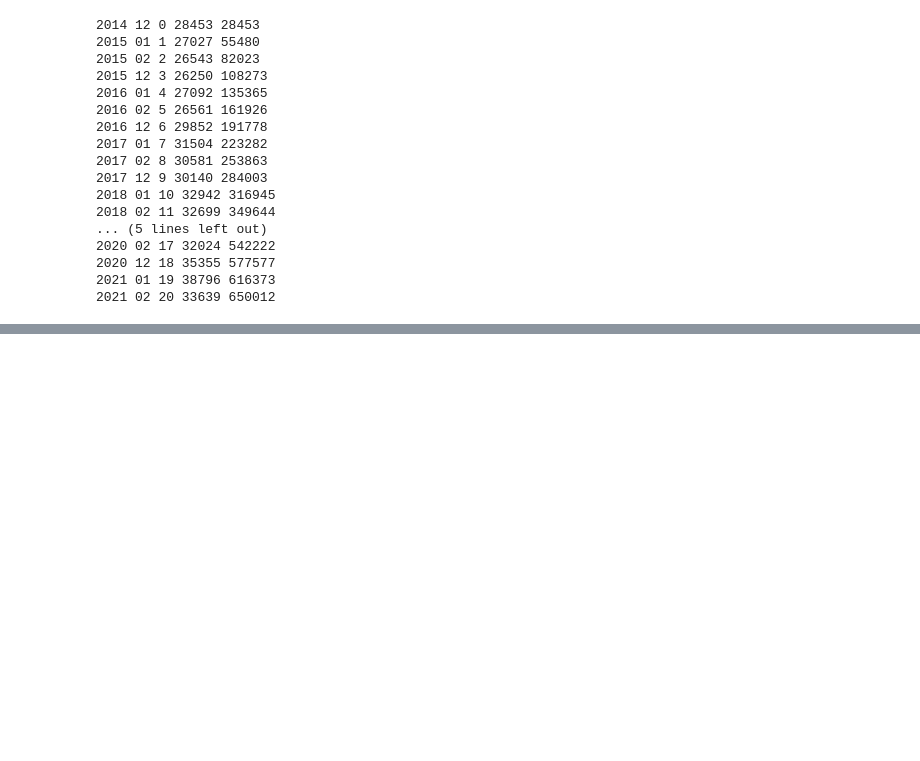
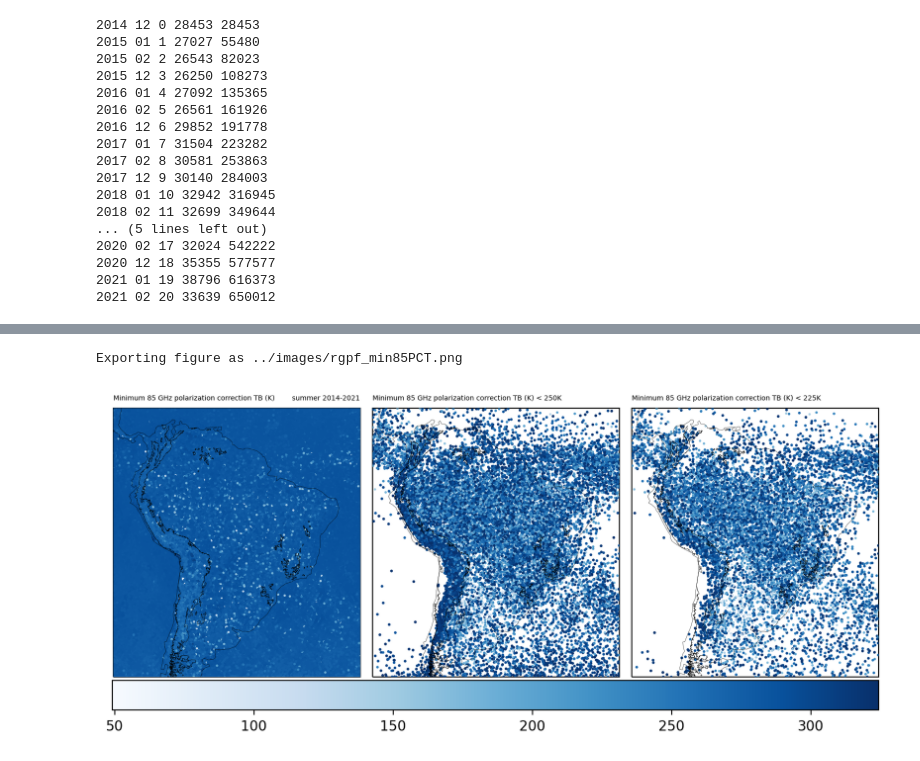
Before and after one commit to mhacarthur/PF_processing, a Jupyter notebook: jupyter/sesonal_accumulated.ipynb, the cells around one changed output, grey strips where cells are left out. Cells and saved outputs as stored; diff of their text form; code cells hidden in the pictures; blank space fills up the shorter version.

```diff
--- a/jupyter/sesonal_accumulated.ipynb
+++ b/jupyter/sesonal_accumulated.ipynb
@@ -134,0 +145,48 @@ Exporting figure as ../images/rgpf_maxht40.png
+# %%
+temp_1 = 250
+temp_2 = 225
+
+proj = ccrs.PlateCarree()
+cmap = plt.cm.Spectral_r
+cmap = plt.cm.Blues
+
+ticks = np.arange(0,18,3)
+
+fig = plt.figure(figsize=(10,6),dpi=200)
+gs = gridspec.GridSpec(1,3)
+
+ax1 = plt.subplot(gs[0, 0], projection = proj)
+ax1.coastlines(linestyle='-',linewidth=0.2,color='black',zorder=4)
+ax1.add_geometries(andes,proj,edgecolor='k',facecolor='None',linestyle='-',linewidth=0.2,zorder=5)
+ax1.set_extent([-85,-30,-45,15],crs=proj)
+a1 = ax1.scatter(data['lon'],data['lat'],c=data['MIN85PCT'],cmap=cmap,s=data['MIN85PCT']/np.max(data['MIN85PCT']),zorder=3)
+ax1.set_title('Minimum 85 GHz polarization correction TB (K)',fontsize=5,loc='left')
+ax1.set_title('summer 2014-2021',fontsize=5,loc='right')
+
+ax1 = plt.subplot(gs[0, 1], projection = proj)
+ax1.coastlines(linestyle='-',linewidth=0.2,color='black',zorder=4)
+ax1.add_geometries(andes,proj,edgecolor='k',facecolor='None',linestyle='-',linewidth=0.2,zorder=5)
+ax1.set_extent([-85,-30,-45,15],crs=proj)
+ax1.scatter(data['lon'][data['MIN85PCT']<temp_1],data['lat'][data['MIN85PCT']<temp_1],c=data['MIN85PCT'][data['MIN85PCT']<temp_1],
+                cmap=cmap,s=data['MIN85PCT'][data['MIN85PCT']<temp_1]/temp_1,zorder=3)
+ax1.set_title('Minimum 85 GHz polarization correction TB (K) < '+str(temp_1)+'K',fontsize=5,loc='left')
+
+ax1 = plt.subplot(gs[0, 2], projection = proj)
+ax1.coastlines(linestyle='-',linewidth=0.2,color='black',zorder=4)
+ax1.add_geometries(andes,proj,edgecolor='k',facecolor='None',linestyle='-',linewidth=0.2,zorder=5)
+ax1.set_extent([-85,-30,-45,15],crs=proj)
+ax1.scatter(data['lon'][data['MIN85PCT']<temp_2],data['lat'][data['MIN85PCT']<temp_2],c=data['MIN85PCT'][data['MIN85PCT']<temp_2],
+                cmap=cmap,s=data['MIN85PCT'][data['MIN85PCT']<temp_2]/temp_2,zorder=3)
+ax1.set_title('Minimum 85 GHz polarization correction TB (K) < '+str(temp_2)+'K',fontsize=5,loc='left')
+
+plt.subplots_adjust(left=None, bottom=None, right=None, top=None, hspace=0.05, wspace=0.05)
+
+cbaxes = fig.add_axes([0.124, 0.22, 0.776, 0.05])
+fig.colorbar(a1, cax = cbaxes,ticks=None,orientation="horizontal")
+
+salida = '../images/'+product+'_min85PCT.png'
+print(f'Exporting figure as {salida}')
+# plt.savefig(salida,facecolor='white',bbox_inches ='tight',pad_inches = 0.1)
+# %% [output]
+Exporting figure as ../images/rgpf_min85PCT.png
+[figure, added]
```
Also changed, not shown: parts of 8 cells of this notebook, 6 other files.
